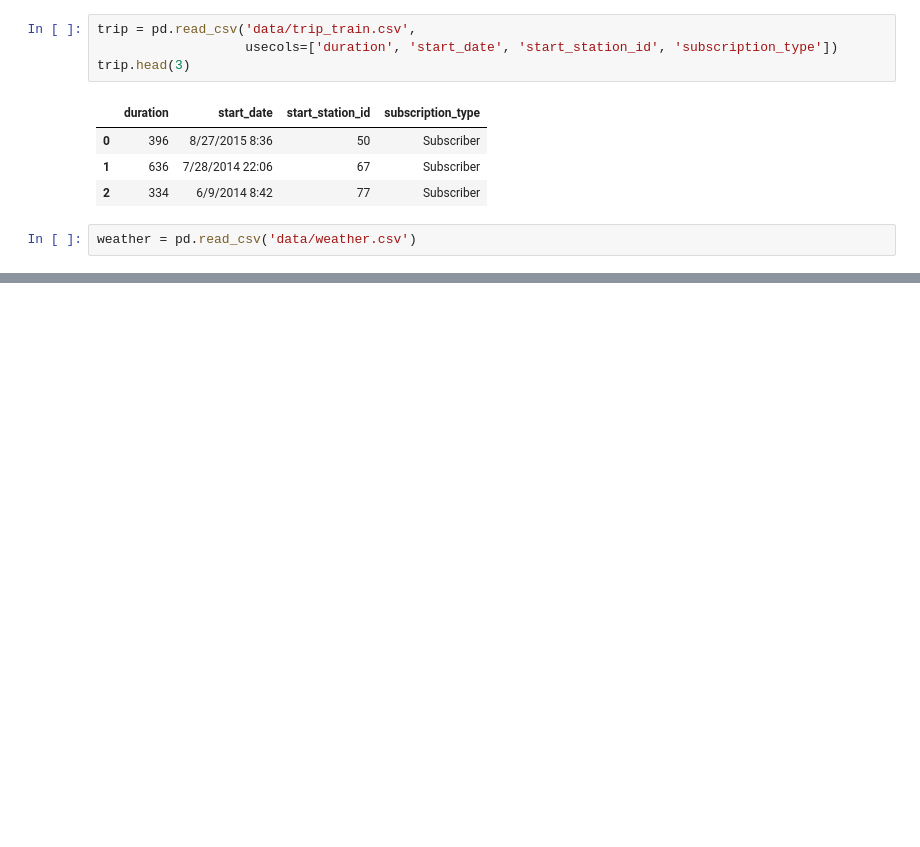
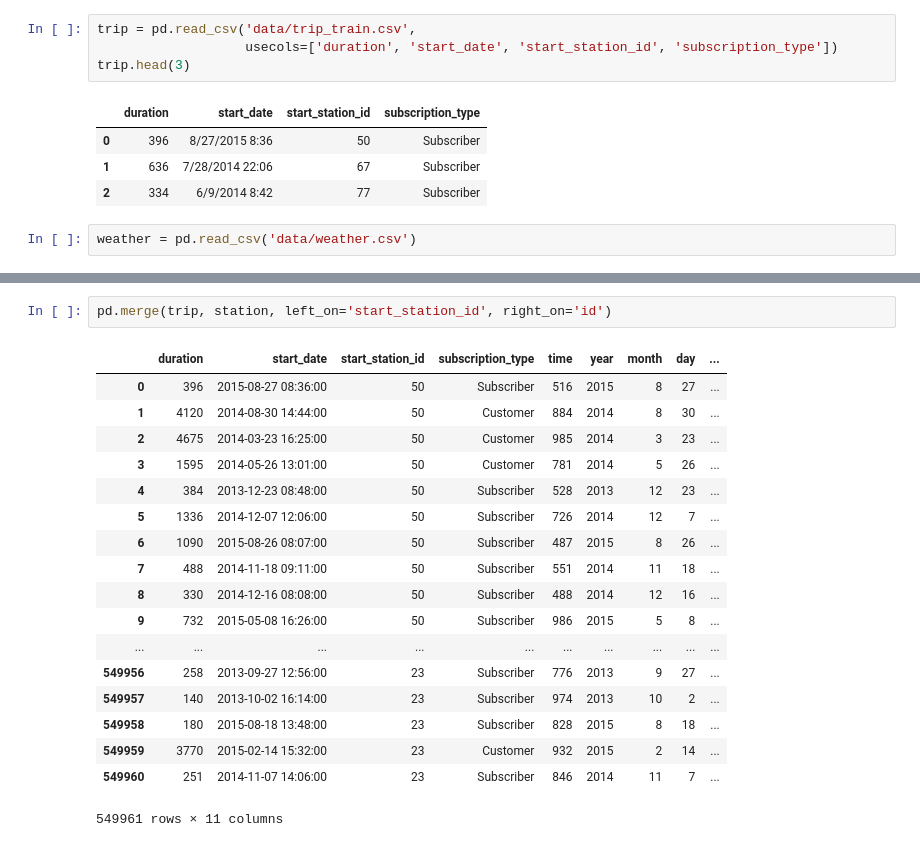
Before and after one commit to pabloernesto/sfBikes, a Jupyter notebook: preprocesamiento_unificado.ipynb, the cells around one changed output, grey strips where cells are left out. Saved outputs shown, nothing was run; the diff lists cells and outputs as text; blank space fills up the shorter version.

```diff
--- a/preprocesamiento_unificado.ipynb
+++ b/preprocesamiento_unificado.ipynb
@@ -63,0 +87,21 @@ holidays = cal.holidays(return_name=True, start=pd.to_datetime('20130101'), end=
+# %%
+pd.merge(trip, station, left_on='start_station_id', right_on='id')
+# %% [output]
+|  | duration | start_date | start_station_id | subscription_type | time | year | month | day | ... |
+| 0 | 396 | 2015-08-27 08:36:00 | 50 | Subscriber | 516 | 2015 | 8 | 27 | ... |
+| 1 | 4120 | 2014-08-30 14:44:00 | 50 | Customer | 884 | 2014 | 8 | 30 | ... |
+| 2 | 4675 | 2014-03-23 16:25:00 | 50 | Customer | 985 | 2014 | 3 | 23 | ... |
+| 3 | 1595 | 2014-05-26 13:01:00 | 50 | Customer | 781 | 2014 | 5 | 26 | ... |
+| 4 | 384 | 2013-12-23 08:48:00 | 50 | Subscriber | 528 | 2013 | 12 | 23 | ... |
+| 5 | 1336 | 2014-12-07 12:06:00 | 50 | Subscriber | 726 | 2014 | 12 | 7 | ... |
+| 6 | 1090 | 2015-08-26 08:07:00 | 50 | Subscriber | 487 | 2015 | 8 | 26 | ... |
+| 7 | 488 | 2014-11-18 09:11:00 | 50 | Subscriber | 551 | 2014 | 11 | 18 | ... |
+| 8 | 330 | 2014-12-16 08:08:00 | 50 | Subscriber | 488 | 2014 | 12 | 16 | ... |
+| 9 | 732 | 2015-05-08 16:26:00 | 50 | Subscriber | 986 | 2015 | 5 | 8 | ... |
+| ... | ... | ... | ... | ... | ... | ... | ... | ... | ... |
+| 549956 | 258 | 2013-09-27 12:56:00 | 23 | Subscriber | 776 | 2013 | 9 | 27 | ... |
+| 549957 | 140 | 2013-10-02 16:14:00 | 23 | Subscriber | 974 | 2013 | 10 | 2 | ... |
+| 549958 | 180 | 2015-08-18 13:48:00 | 23 | Subscriber | 828 | 2015 | 8 | 18 | ... |
+| 549959 | 3770 | 2015-02-14 15:32:00 | 23 | Customer | 932 | 2015 | 2 | 14 | ... |
+| 549960 | 251 | 2014-11-07 14:06:00 | 23 | Subscriber | 846 | 2014 | 11 | 7 | ... |
+549961 rows × 11 columns
```
Also changed, not shown: parts of 4 cells of this notebook.
